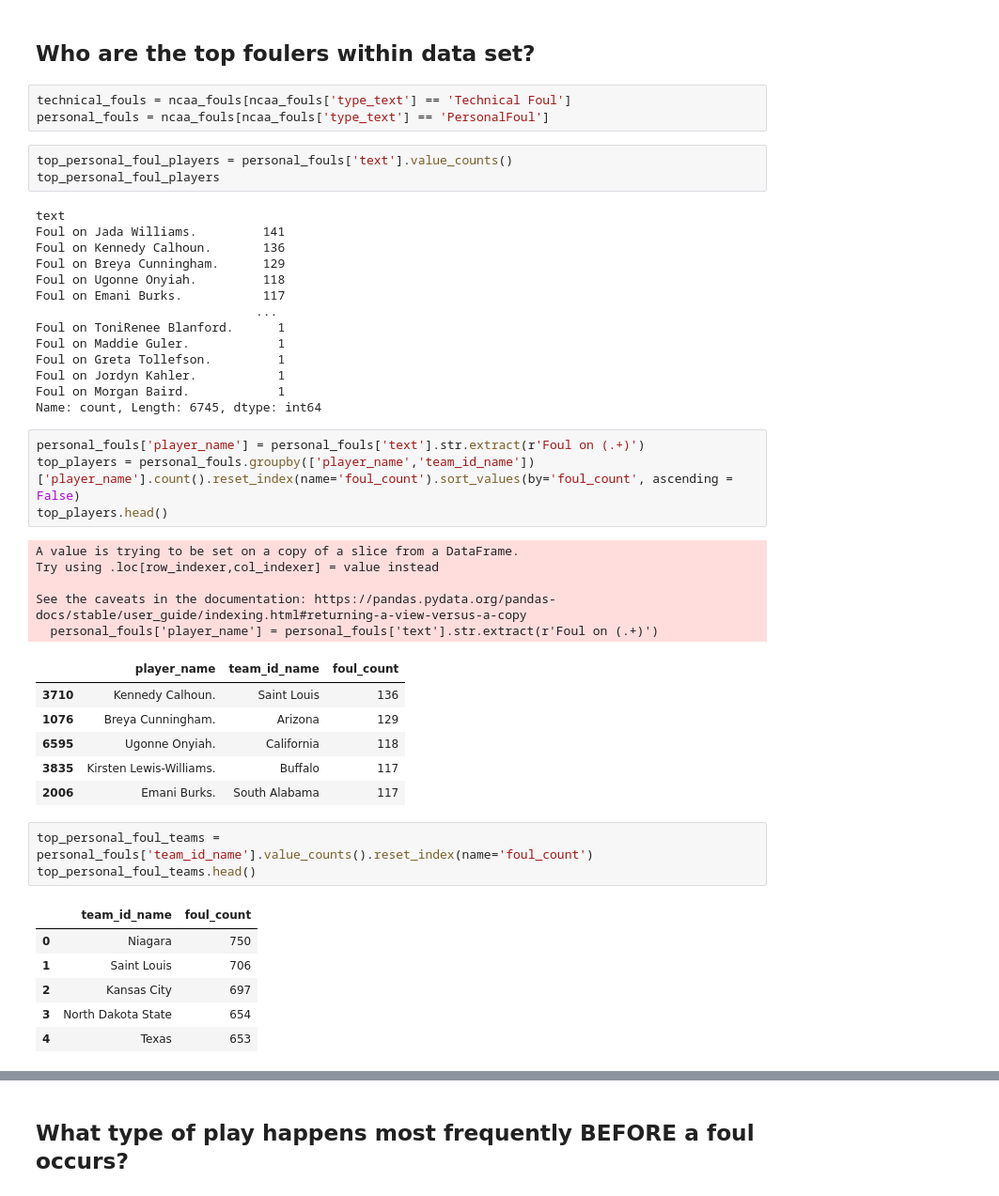
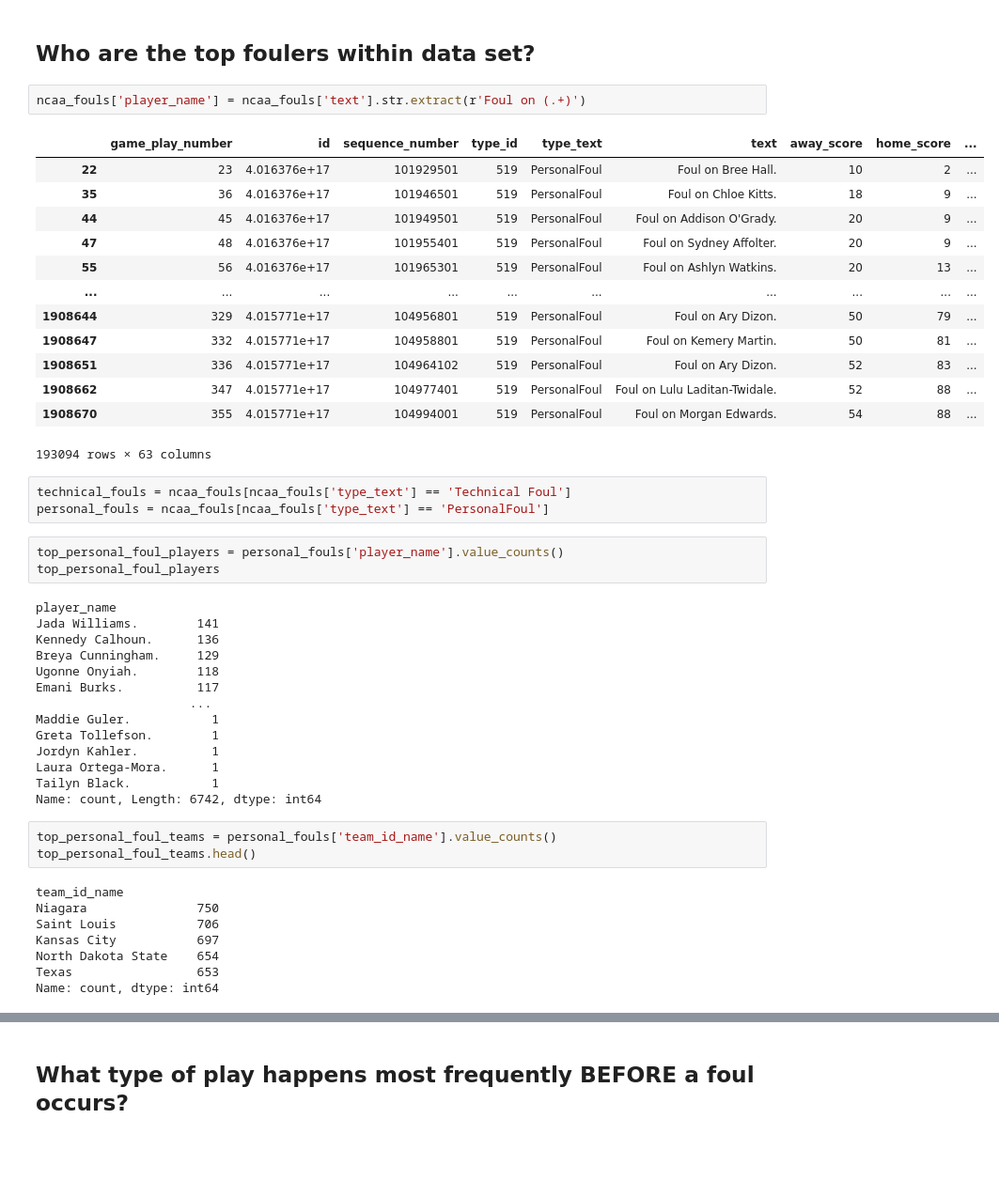
Before and after one commit to aimeejohnson/ncaa-basketball-capstone, a Jupyter notebook: notebooks/foul_analysis.ipynb, the cells around one changed output, grey strips where cells are left out. Shown at 94% size. Saved outputs shown, nothing was run; the diff lists cells and outputs as text; blank space fills up the shorter version.

```diff
--- a/notebooks/foul_analysis.ipynb
+++ b/notebooks/foul_analysis.ipynb
@@ -158,50 +147,51 @@ ncaa_fouls[['type_text','text','team_id','home_team_id','home_team_name','away_t
 193094 rows × 7 columns
 # %% [markdown]
 ## Who are the top foulers within data set?
+# %%
+ncaa_fouls['player_name'] = ncaa_fouls['text'].str.extract(r'Foul on (.+)')
+# %% [output]
+|  | game_play_number | id | sequence_number | type_id | type_text | text | away_score | home_score | ... |
+| 22 | 23 | 4.016376e+17 | 101929501 | 519 | PersonalFoul | Foul on Bree Hall. | 10 | 2 | ... |
+| 35 | 36 | 4.016376e+17 | 101946501 | 519 | PersonalFoul | Foul on Chloe Kitts. | 18 | 9 | ... |
+| 44 | 45 | 4.016376e+17 | 101949501 | 519 | PersonalFoul | Foul on Addison O'Grady. | 20 | 9 | ... |
+| 47 | 48 | 4.016376e+17 | 101955401 | 519 | PersonalFoul | Foul on Sydney Affolter. | 20 | 9 | ... |
+| 55 | 56 | 4.016376e+17 | 101965301 | 519 | PersonalFoul | Foul on Ashlyn Watkins. | 20 | 13 | ... |
+| ... | ... | ... | ... | ... | ... | ... | ... | ... | ... |
+| 1908644 | 329 | 4.015771e+17 | 104956801 | 519 | PersonalFoul | Foul on Ary Dizon. | 50 | 79 | ... |
+| 1908647 | 332 | 4.015771e+17 | 104958801 | 519 | PersonalFoul | Foul on Kemery Martin. | 50 | 81 | ... |
+| 1908651 | 336 | 4.015771e+17 | 104964102 | 519 | PersonalFoul | Foul on Ary Dizon. | 52 | 83 | ... |
+| 1908662 | 347 | 4.015771e+17 | 104977401 | 519 | PersonalFoul | Foul on Lulu Laditan-Twidale. | 52 | 88 | ... |
+| 1908670 | 355 | 4.015771e+17 | 104994001 | 519 | PersonalFoul | Foul on Morgan Edwards. | 54 | 88 | ... |
+193094 rows × 63 columns
 # %%
 technical_fouls = ncaa_fouls[ncaa_fouls['type_text'] == 'Technical Foul']
 personal_fouls = ncaa_fouls[ncaa_fouls['type_text'] == 'PersonalFoul']
 # %%
-top_personal_foul_players = personal_fouls['text'].value_counts()
+top_personal_foul_players = personal_fouls['player_name'].value_counts()
 top_personal_foul_players
 # %% [output]
-text
-Foul on Jada Williams.         141
-Foul on Kennedy Calhoun.       136
-Foul on Breya Cunningham.      129
-Foul on Ugonne Onyiah.         118
-Foul on Emani Burks.           117
-                              ...
-Foul on ToniRenee Blanford.      1
-Foul on Maddie Guler.            1
-Foul on Greta Tollefson.         1
-Foul on Jordyn Kahler.           1
-Foul on Morgan Baird.            1
-Name: count, Length: 6745, dtype: int64
+player_name
+Jada Williams.        141
+Kennedy Calhoun.      136
+Breya Cunningham.     129
+Ugonne Onyiah.        118
+Emani Burks.          117
+                     ...
+Maddie Guler.           1
+Greta Tollefson.        1
+Jordyn Kahler.          1
+Laura Ortega-Mora.      1
+Tailyn Black.           1
+Name: count, Length: 6742, dtype: int64
-# %%
-personal_fouls['player_name'] = personal_fouls['text'].str.extract(r'Foul on (.+)')
-top_players = personal_fouls.groupby(['player_name','team_id_name'])['player_name'].count().reset_index(name='foul_count').sort_values(by='foul_count', ascending = False)
-top_players.head()
-# %% [output]
-A value is trying to be set on a copy of a slice from a DataFrame.
-Try using .loc[row_indexer,col_indexer] = value instead
-
-See the caveats in the documentation: https://pandas.pydata.org/pandas-docs/stable/user_guide/indexing.html#returning-a-view-versus-a-copy
-  personal_fouls['player_name'] = personal_fouls['text'].str.extract(r'Foul on (.+)')
-|  | player_name | team_id_name | foul_count |
-| 3710 | Kennedy Calhoun. | Saint Louis | 136 |
-| 1076 | Breya Cunningham. | Arizona | 129 |
-| 6595 | Ugonne Onyiah. | California | 118 |
-| 3835 | Kirsten Lewis-Williams. | Buffalo | 117 |
-| 2006 | Emani Burks. | South Alabama | 117 |
 # %%
-top_personal_foul_teams = personal_fouls['team_id_name'].value_counts().reset_index(name='foul_count')
+top_personal_foul_teams = personal_fouls['team_id_name'].value_counts()
 top_personal_foul_teams.head()
 # %% [output]
-|  | team_id_name | foul_count |
-| 0 | Niagara | 750 |
-| 1 | Saint Louis | 706 |
-| 2 | Kansas City | 697 |
-| 3 | North Dakota State | 654 |
-| 4 | Texas | 653 |
+team_id_name
+Niagara               750
+Saint Louis           706
+Kansas City           697
+North Dakota State    654
+Texas                 653
+Name: count, dtype: int64
 # %%
```
Also changed, not shown: parts of 9 cells of this notebook.
